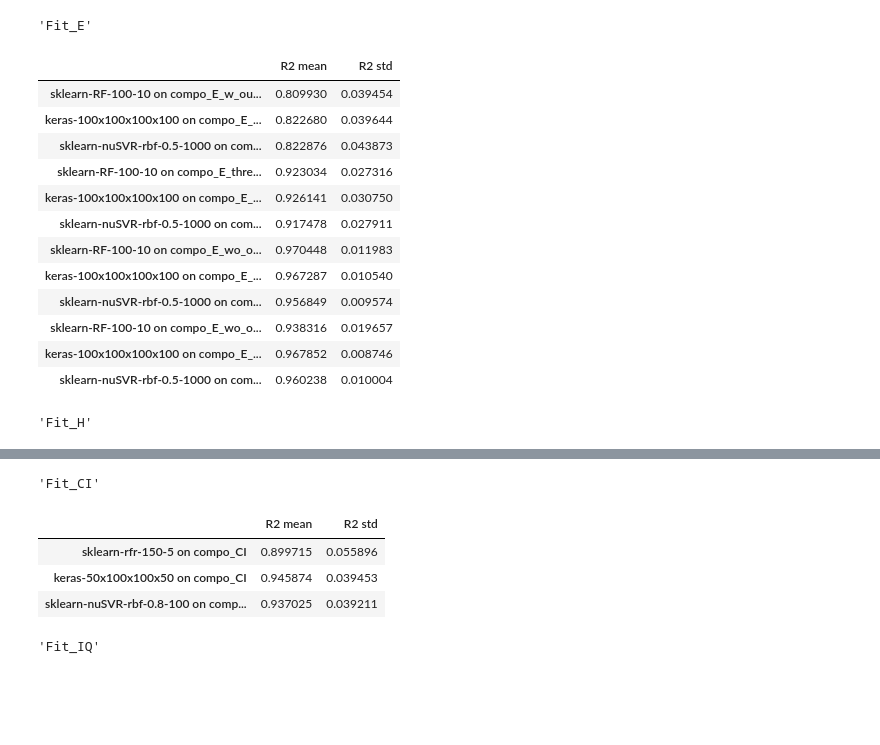
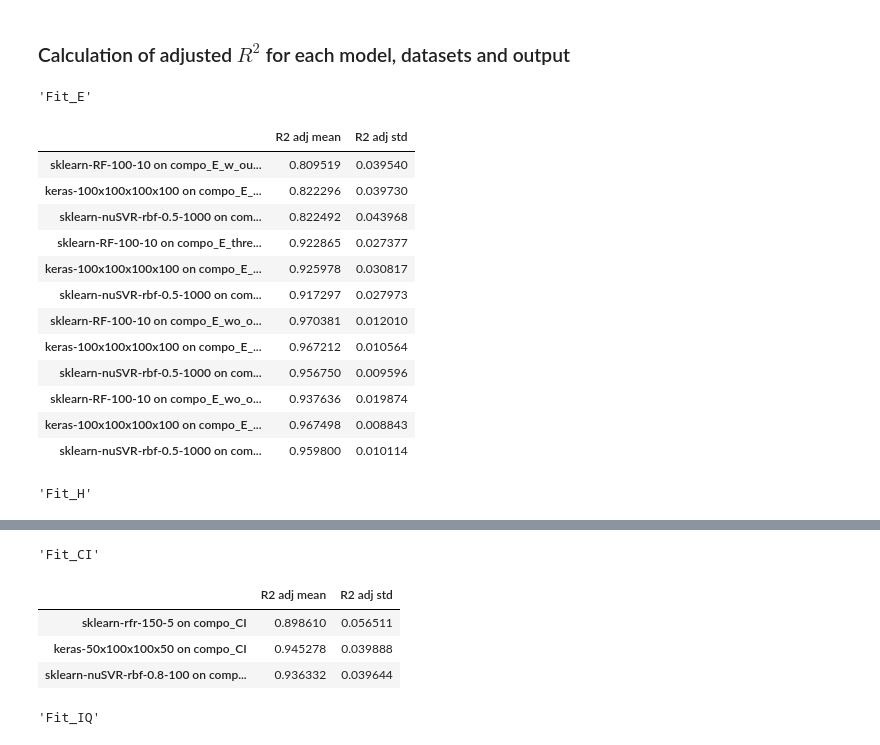
Before and after one commit to Raphael-Boichot/Accelerated-exploration-of-multinary-systems, a Jupyter notebook: EvaluationsModelsTables/Evaluation_tables_effect_outliers.ipynb, the cells around one changed output, grey strips where cells are left out. Saved outputs shown, nothing was run; the diff lists cells and outputs as text; code cells hidden in the pictures; blank space fills up the shorter version.

Commit message:
new readme and EvaluationModelsTables

```diff
--- a/EvaluationsModelsTables/Evaluation_tables_effect_outliers.ipynb
+++ b/EvaluationsModelsTables/Evaluation_tables_effect_outliers.ipynb
@@ -11,3 +48,4 @@ from sklearn.metrics import hamming_loss
 # %%
-directory='./run/campaign09r/'
+run_dir=os.getenv('RUN_DIR')
+directory=f"{run_dir}campaign09r/"
 fit=['Fit_E','Fit_H', 'Fit_CI','Fit_IQ']
@@ -16,59 +52,67 @@ fit=['Fit_E','Fit_H', 'Fit_CI','Fit_IQ']
+# %% [markdown]
+### Calculation of adjusted $R^2$ for each model, datasets and output
 # %%
 for num_pred in range (0,len(fit)):
 
     run_dir=directory+'/'+fit[num_pred]+'/'
-    #print(run_dir)
+
+    # Let's go down the different models and outputs
     subdirs = [f.path for f in os.scandir(run_dir) if f.is_dir() and not f.name.startswith('.')]
     subdirs = sorted(subdirs)
-    #print(subdirs)
 
-    df_r2_mean_std=pd.DataFrame(columns=['model0'],index=['R2 mean','R2 std'])
-    df_r2_models=pd.DataFrame(columns=['model0'])
+     # Dataframe to store the metrics of each training : initialisation with an empty column
+    df_r2_adj_models=pd.DataFrame(columns=['model0'])
+    # Dataframe to store the mean and std of metrics for each model: : initialisation with an empty column
+    df_r2_adj_mean_std=pd.DataFrame(columns=['model0'],index=['R2 adj mean','R2 adj std'])
+
     i=0
     for s in subdirs:
-        r2_table=[]
+        r2_adj_table=[]
         about= json.load(open(s+'/about.json'))
         name_model=about['args']['model_id']
         name_database=about['args']['dataset_id']
+        # For all iteration and all k-fold
         iteration=[f.path for f in os.scandir(s) if f.is_dir() and not f.name.startswith('.')]
         for it in iteration:
             k_fold=[f.path for f in os.scandir(it) if f.is_dir() and not f.name.startswith('.')]
             for k in k_fold:
                 with open(k+'/yytest.json') as fd:
                     yy = json.load(fd)
                     y_pred=np.reshape(np.array(yy['y_pred']),(np.shape(np.array(yy['y_pred']))[0]))
                     y_test=np.reshape(np.array(yy['y_test']),(np.shape(np.array(yy['y_test']))[0]))
                     corr_matrix = np.corrcoef(y_test,y_pred)
                     corr = corr_matrix[0,1]
                     R2 = corr**2
-                    r2_table.append(R2)
+                    R2_adj=1-((1-R2)*(len(y_test)-1))/(len(y_test)-1-1)
+                    r2_adj_table.append(R2_adj)
 
-        df_r2_models[name_model + ' on ' + name_database]=r2_table
-        df_r2_mean_std[name_model + ' on ' + name_database]=[np.mean(r2_table),np.std(r2_table)]
+        df_r2_adj_models[name_model + ' on ' + name_database]=r2_adj_table
+        df_r2_adj_mean_std[name_model + ' on ' + name_database]=[np.mean(r2_adj_table),np.std(r2_adj_table)]
         i+=1
+
     display(fit[num_pred])
-    del df_r2_mean_std['model0']
-    # display(df_r2_models)
-    df_r2_mean_std=df_r2_mean_std.T
-    display(df_r2_mean_std)
-    #maxR2=df_r2_mean_std['R2 mean'].max()
-    #bestmodel=df_r2_mean_std['R2 mean'].idxmax()
-    # print('The best model is '+bestmodel +' with R2='+str(maxR2)+' +/- '+str(df_r2_mean_std['R2 std'][bestmodel])+'\n')
-    #df_r2_models.to_csv(f'{directory}results/regression/Raw_R2_'+runs[num_model]+'_'+fit[num_pred]+'.csv')
-   # df_r2_mean_std.to_csv(f'{directory}results/regression/R2_mean_std_'+'_'+fit[num_pred]+'.csv')
+    del df_r2_adj_mean_std['model0']
+
+         # Print table of evaluation of each model (mean and std of metrics)
+
+    df_r2_adj_mean_std=df_r2_adj_mean_std.T
+    display(df_r2_adj_mean_std)
+
+    # Save evaluations
+    df_r2_adj_mean_std.to_csv(f'{directory}results/regression/R2_adj_mean_std_'+'_'+fit[num_pred]+'.csv')
 # %% [output]
 'Fit_E'
-|  | R2 mean | R2 std |
-| sklearn-RF-100-10 on compo_E_w_ou... | 0.809930 | 0.039454 |
-| keras-100x100x100x100 on compo_E_... | 0.822680 | 0.039644 |
-| sklearn-nuSVR-rbf-0.5-1000 on com... | 0.822876 | 0.043873 |
-| sklearn-RF-100-10 on compo_E_thre... | 0.923034 | 0.027316 |
-| keras-100x100x100x100 on compo_E_... | 0.926141 | 0.030750 |
-| sklearn-nuSVR-rbf-0.5-1000 on com... | 0.917478 | 0.027911 |
-| sklearn-RF-100-10 on compo_E_wo_o... | 0.970448 | 0.011983 |
-| keras-100x100x100x100 on compo_E_... | 0.967287 | 0.010540 |
-| sklearn-nuSVR-rbf-0.5-1000 on com... | 0.956849 | 0.009574 |
-| sklearn-RF-100-10 on compo_E_wo_o... | 0.938316 | 0.019657 |
-| keras-100x100x100x100 on compo_E_... | 0.967852 | 0.008746 |
-| sklearn-nuSVR-rbf-0.5-1000 on com... | 0.960238 | 0.010004 |
+|  | R2 adj mean | R2 adj std |
+| sklearn-RF-100-10 on compo_E_w_ou... | 0.809519 | 0.039540 |
+| keras-100x100x100x100 on compo_E_... | 0.822296 | 0.039730 |
+| sklearn-nuSVR-rbf-0.5-1000 on com... | 0.822492 | 0.043968 |
+| sklearn-RF-100-10 on compo_E_thre... | 0.922865 | 0.027377 |
+| keras-100x100x100x100 on compo_E_... | 0.925978 | 0.030817 |
+| sklearn-nuSVR-rbf-0.5-1000 on com... | 0.917297 | 0.027973 |
+| sklearn-RF-100-10 on compo_E_wo_o... | 0.970381 | 0.012010 |
+| keras-100x100x100x100 on compo_E_... | 0.967212 | 0.010564 |
+| sklearn-nuSVR-rbf-0.5-1000 on com... | 0.956750 | 0.009596 |
+| sklearn-RF-100-10 on compo_E_wo_o... | 0.937636 | 0.019874 |
+| keras-100x100x100x100 on compo_E_... | 0.967498 | 0.008843 |
+| sklearn-nuSVR-rbf-0.5-1000 on com... | 0.959800 | 0.010114 |
 'Fit_H'
@@ -88,6 +132,6 @@ for num_pred in range (0,len(fit)):
 'Fit_CI'
-|  | R2 mean | R2 std |
-| sklearn-rfr-150-5 on compo_CI | 0.899715 | 0.055896 |
-| keras-50x100x100x50 on compo_CI | 0.945874 | 0.039453 |
-| sklearn-nuSVR-rbf-0.8-100 on comp... | 0.937025 | 0.039211 |
+|  | R2 adj mean | R2 adj std |
+| sklearn-rfr-150-5 on compo_CI | 0.898610 | 0.056511 |
+| keras-50x100x100x50 on compo_CI | 0.945278 | 0.039888 |
+| sklearn-nuSVR-rbf-0.8-100 on comp... | 0.936332 | 0.039644 |
 'Fit_IQ'
```
Also changed, not shown: parts of 13 cells of this notebook, 4 other files.
